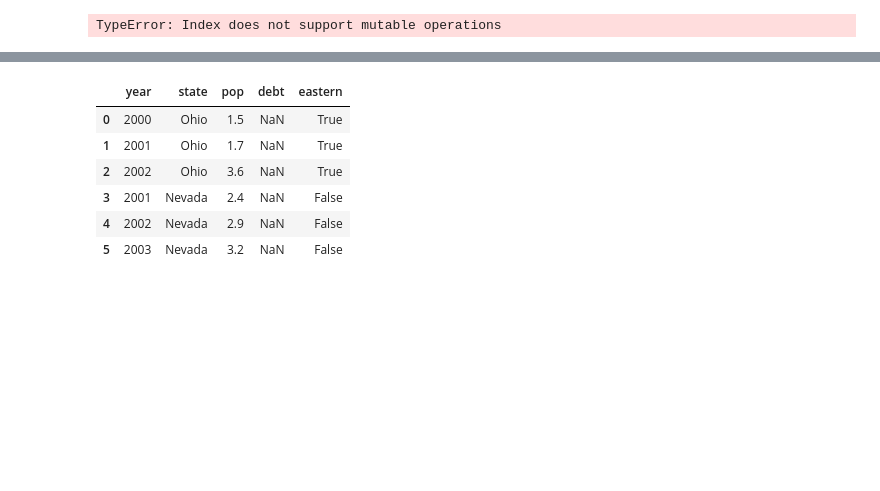
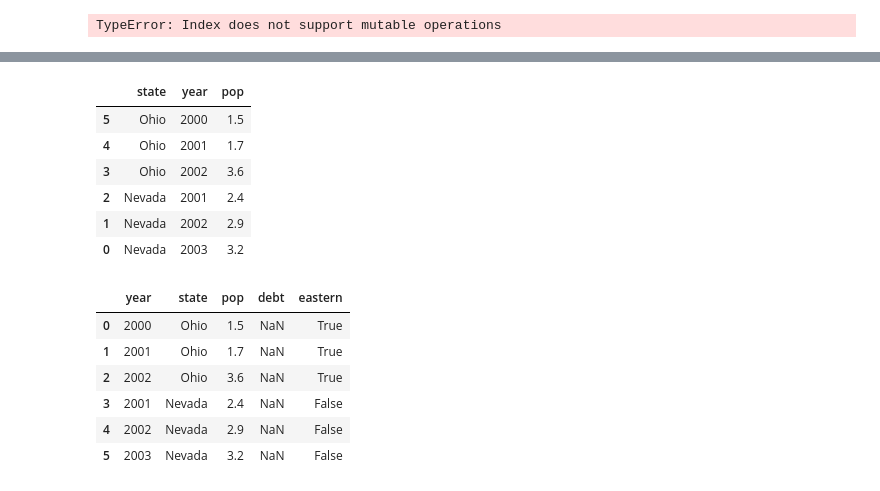
Before and after one commit to seoyun-dev/TIL, a Jupyter notebook: BDA/0921_pandas.ipynb, the cells around one changed output, grey strips where cells are left out. Cells and saved outputs as stored; diff of their text form; code cells hidden in the pictures; blank space fills up the shorter version.

```diff
--- a/BDA/0921_pandas.ipynb
+++ b/BDA/0921_pandas.ipynb
@@ -510,0 +521,13 @@ TypeError: Index does not support mutable operations
+# %%
+# 쌍이 다 깨져버림
+frame.index = [5,4,3,2,1,0]
+# %%
+frame
+# %% [output]
+|  | state | year | pop |
+| 5 | Ohio | 2000 | 1.5 |
+| 4 | Ohio | 2001 | 1.7 |
+| 3 | Ohio | 2002 | 3.6 |
+| 2 | Nevada | 2001 | 2.4 |
+| 1 | Nevada | 2002 | 2.9 |
+| 0 | Nevada | 2003 | 3.2 |
```
Also changed, not shown: parts of 15 cells of this notebook.
